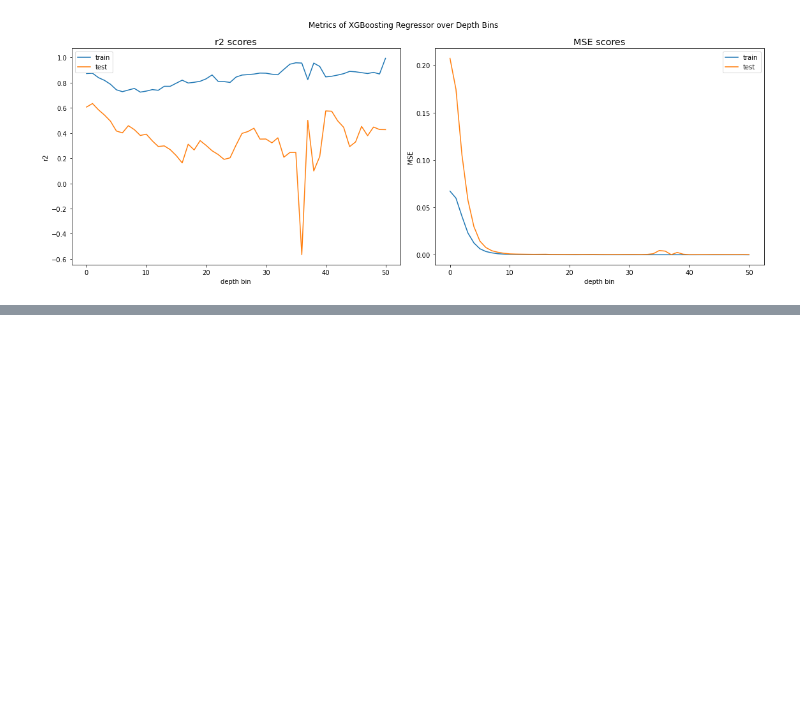
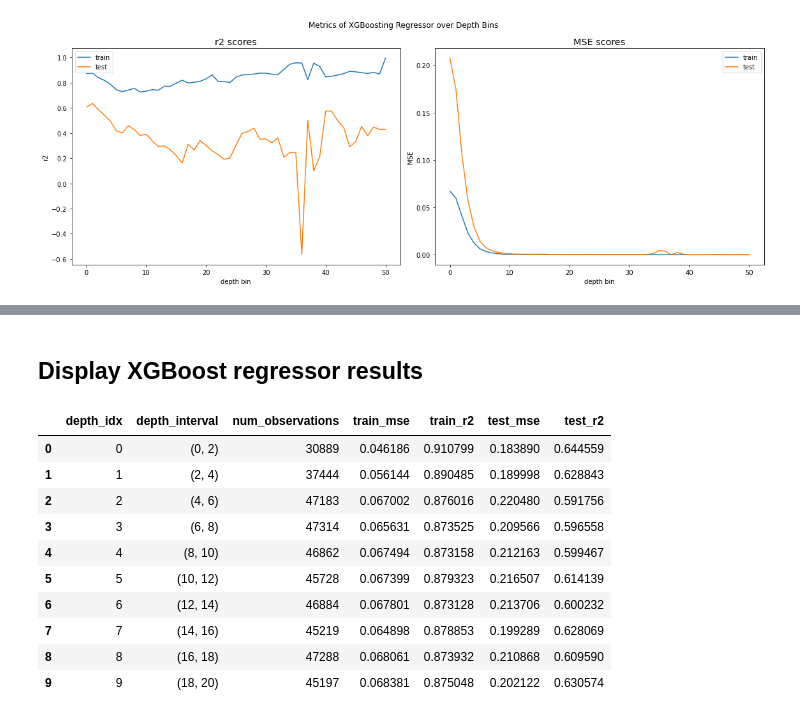
Before and after one commit to gnyirjesy/ocean-depth-characterization, a Jupyter notebook: preliminary_models/xgb_different_depths_ejd.ipynb, the cells around one changed output, grey strips where cells are left out. Saved outputs shown, nothing was run; the diff lists cells and outputs as text; code cells hidden in the pictures; blank space fills up the shorter version.

```diff
--- a/preliminary_models/xgb_different_depths_ejd.ipynb
+++ b/preliminary_models/xgb_different_depths_ejd.ipynb
@@ -551,0 +741,17 @@ plt.show()
+# %% [markdown]
+## Display XGBoost regressor results
+# %%
+# display the dataframe od results
+results_df_20
+# %% [output]
+|  | depth_idx | depth_interval | num_observations | train_mse | train_r2 | test_mse | test_r2 |
+| 0 | 0 | (0, 2) | 30889 | 0.046186 | 0.910799 | 0.183890 | 0.644559 |
+| 1 | 1 | (2, 4) | 37444 | 0.056144 | 0.890485 | 0.189998 | 0.628843 |
+| 2 | 2 | (4, 6) | 47183 | 0.067002 | 0.876016 | 0.220480 | 0.591756 |
+| 3 | 3 | (6, 8) | 47314 | 0.065631 | 0.873525 | 0.209566 | 0.596558 |
+| 4 | 4 | (8, 10) | 46862 | 0.067494 | 0.873158 | 0.212163 | 0.599467 |
+| 5 | 5 | (10, 12) | 45728 | 0.067399 | 0.879323 | 0.216507 | 0.614139 |
+| 6 | 6 | (12, 14) | 46884 | 0.067801 | 0.873128 | 0.213706 | 0.600232 |
+| 7 | 7 | (14, 16) | 45219 | 0.064898 | 0.878853 | 0.199289 | 0.628069 |
+| 8 | 8 | (16, 18) | 47288 | 0.068061 | 0.873932 | 0.210868 | 0.609590 |
+| 9 | 9 | (18, 20) | 45197 | 0.068381 | 0.875048 | 0.202122 | 0.630574 |
```
Also changed, not shown: parts of 10 cells of this notebook.
